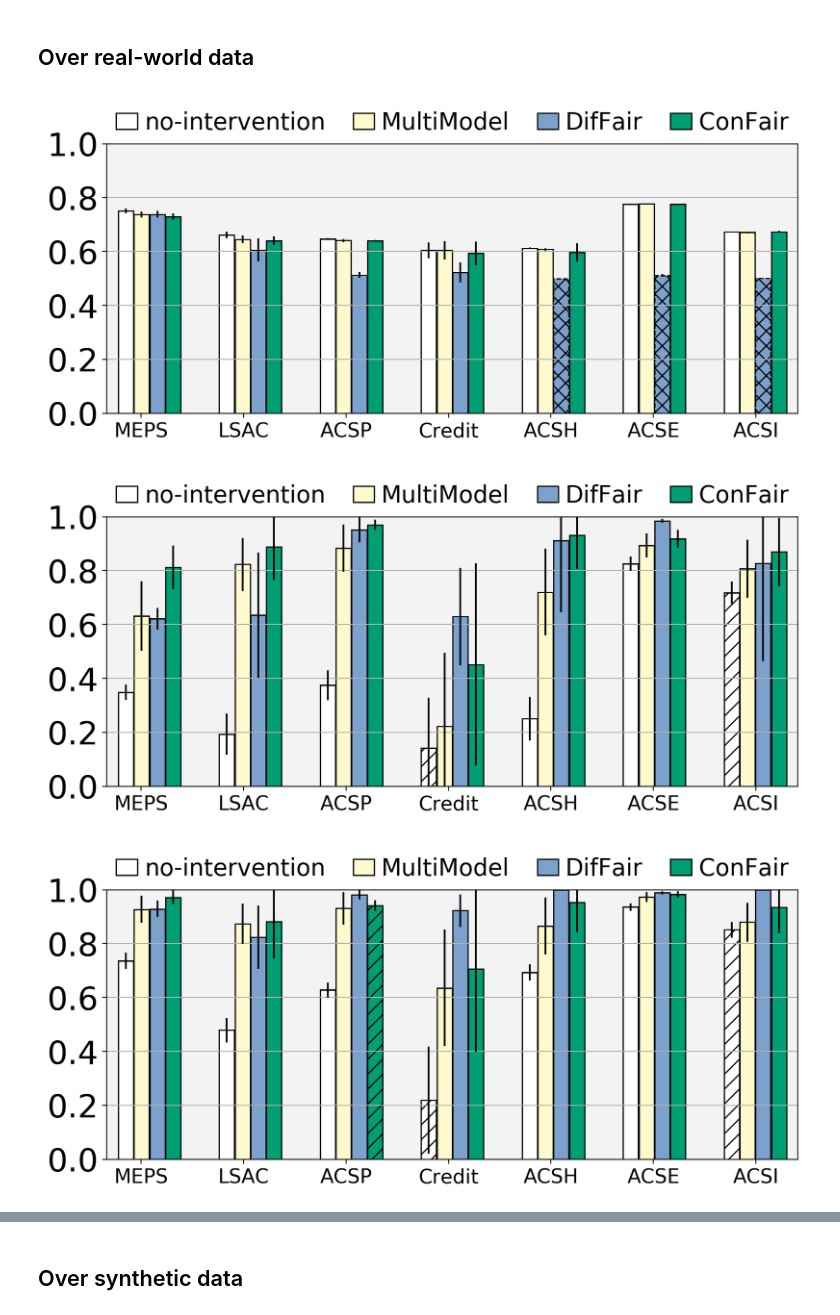
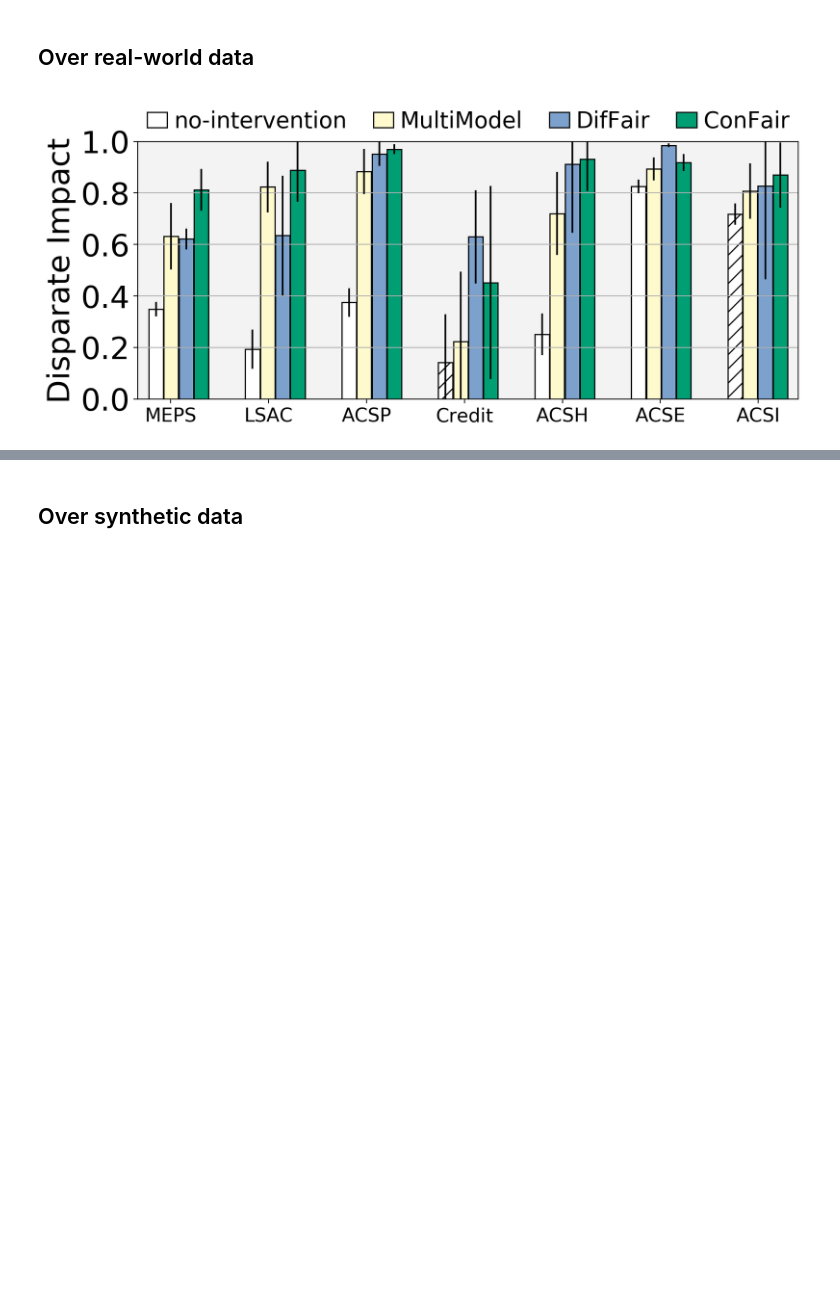
Before and after one commit to DataProfilor/ConFair, a Jupyter notebook: notebooks/Vis_DifFair_ConFair.ipynb, the cells around one changed output, grey strips where cells are left out. Cells and saved outputs as stored; diff of their text form; code cells hidden in the pictures; blank space fills up the shorter version.

```diff
--- a/notebooks/Vis_DifFair_ConFair.ipynb
+++ b/notebooks/Vis_DifFair_ConFair.ipynb
@@ -66,8 +64,9 @@ if os.path.exists(eval_path+eval_file):
 else:
     eval_df = pd.DataFrame()
     for data_name in datasets:
-        # assuming the res-diffair-X.csv generated by running "exec_diffair.zsh"
-        cur_eval_df = pd.read_csv('{}res-diffair-{}.csv'.format(eval_path, data_name))
+        # assuming the res-X.csv generated by running "exec_diffair.zsh" for synthetic data
+        # and the res-X.csv generated by running "exec_confair.zsh" for real data
+        cur_eval_df = pd.read_csv('{}res-{}.csv'.format(eval_path, data_name))
         cur_eval_df['norm_value'] = cur_eval_df[['metric', 'value']].apply(lambda x: normalize_fairness_measures(x), axis=1)
         cur_eval_df['norm_flag'] = cur_eval_df[['metric', 'value']].apply(lambda x: add_vis_flag(x), axis=1)
 
@@ -202,6 +203,8 @@ make_folder(plot_path)
 # %% [markdown]
 ## Over real-world data
 # %%
+models = ['LR', 'TR']
+
 # new order of datasets in visualization
 exp_datasets = ['meps16', 'lsac', 'ACSP', 'credit', 'ACSH', 'ACSE', 'ACSI']
 exp_ticks = ['MEPS', 'LSAC', 'ACSP', 'Credit', 'ACSH', 'ACSE', 'ACSI']
@@ -210,36 +213,34 @@ fair_settings = ['ORIG', 'SEP', 'MCC-W2', 'SCC-KAM']
 fair_legends = ['no-intervention', 'MultiModel', 'DifFair', 'ConFair']
 
 
 color_map = {'ORIG': {'face':'#ffffff', 'filling':'black'},
              'MCC-MIN-NOOPT': {'face':'#2b4a96', 'filling':'white'},
              'MCC-MIN': {'face':'#7ca1cc', 'filling':'black'},
              'SCC-KAM-NOOPT': {'face':'#004d38', 'filling':'white'},
              'SCC-KAM': {'face':'#009e73', 'filling':'black'},
              'SEP': {'face':'#fffacd', 'filling':'black'},
              'MCC-W2': {'face':'#7ca1cc', 'filling':'black'}
             }
 
-eval_metrics = ['BalAcc', 'DI', 'AvgOddsDiff', 'EQDiff', 'FPRDiff', 'FNRDiff', 'ERRDiff'][:3]
+eval_metrics = ['BalAcc', 'DI', 'AvgOddsDiff', 'EQDiff', 'FPRDiff', 'FNRDiff', 'ERRDiff'][1:2]
 
 x_tick_set = 5.4
 
 y_label_map = {'BalAcc': 'BalAcc',
                'DI': 'Disparate Impact',
                'AvgOddsDiff': 'AOD'}
 
-for model_name in models:
+for model_name in models[:1]:
 
     vis_df = eval_df.query('model=="{}"'.format(model_name))
 
     for exp_metric in eval_metrics:
         y_label = y_label_map[exp_metric]
         output_name = '{}{}-{}-{}-real.png'.format(plot_path, model_name, 'DifFair-ConFair', exp_metric)
         bar_plots(vis_df, output_name, exp_datasets, exp_metric, fair_settings, group_input='all',
                   x_ticks=exp_ticks, color_map=color_map,
-                  legend_names=fair_legends, x_tick_offset=x_tick_set, y_label=None,
+                  legend_names=fair_legends, x_tick_offset=x_tick_set, y_label=y_label,
                   legend_col=len(fair_settings),
                   save_to_disc=True)
 # %% [output]
-[figure, old version]
+[figure, new version]
-[figure, removed]
-[figure, removed]
```
Also changed, not shown: parts of 4 cells of this notebook, 2 other files.
